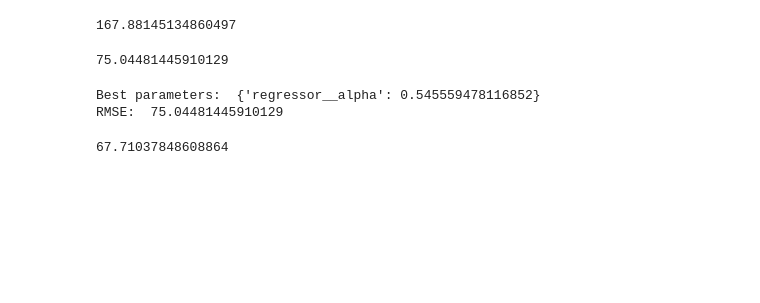
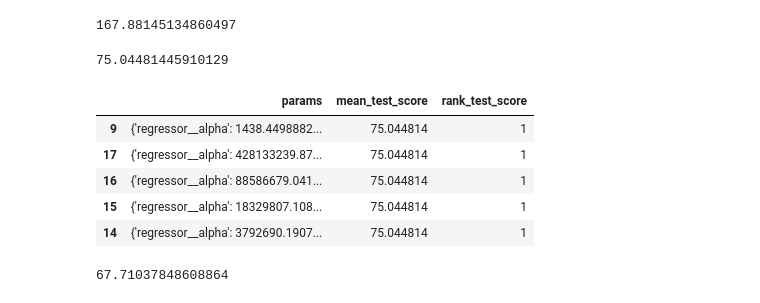
Before and after one commit to ThomasMeb/Anticiper_besoins_des_batiments, a Jupyter notebook: Comsomation.ipynb, the cells around one changed output. Saved outputs shown, nothing was run; the diff lists cells and outputs as text; code cells hidden in the pictures; blank space fills up the shorter version.

```diff
--- a/Comsomation.ipynb
+++ b/Comsomation.ipynb
@@ -180,12 +195,16 @@ tt_lasso_error
 # %%
 params = {'regressor__alpha': np.logspace(-3, 10, 20)}
 grid_tt_lasso = GridSearchCV(tt_lasso, params, cv=10)
 grid_tt_lasso.fit(X_train, y_train)
 grid_tt_lasso_best_params = grid_tt_lasso.best_params_
-resultize_RMSE(grid_tt_lasso)
+resultize_RMSE(grid_tt_lasso).head()
 # %% [output]
-Best parameters:  {'regressor__alpha': 0.545559478116852}
-RMSE:  75.04481445910129
+|  | params | mean_test_score | rank_test_score |
+| 9 | {'regressor__alpha': 1438.4498882... | 75.044814 | 1 |
+| 17 | {'regressor__alpha': 428133239.87... | 75.044814 | 1 |
+| 16 | {'regressor__alpha': 88586679.041... | 75.044814 | 1 |
+| 15 | {'regressor__alpha': 18329807.108... | 75.044814 | 1 |
+| 14 | {'regressor__alpha': 3792690.1907... | 75.044814 | 1 |
 # %%
 svr = SVR()
 svr.fit(X_train, y_train)
```
Also changed, not shown: parts of 11 cells of this notebook, 2 other files.
